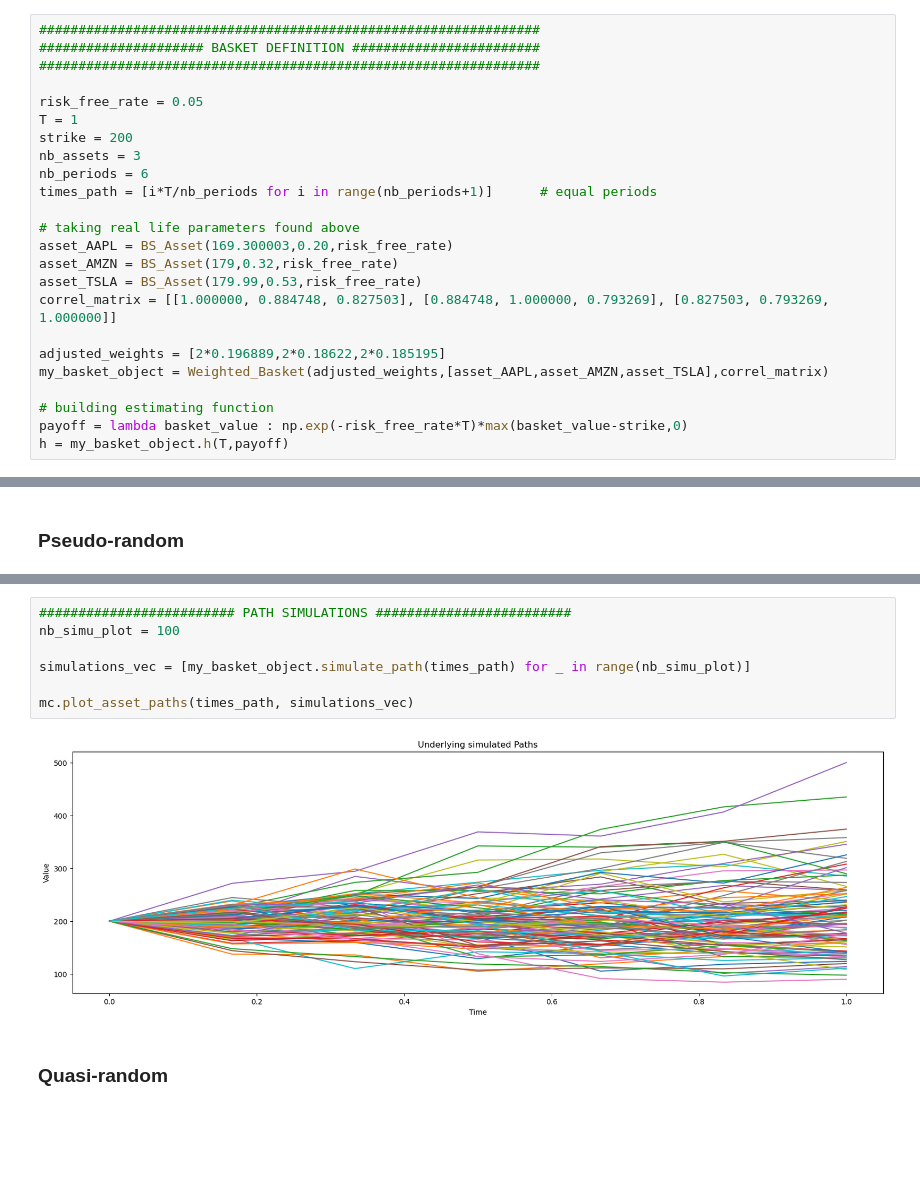
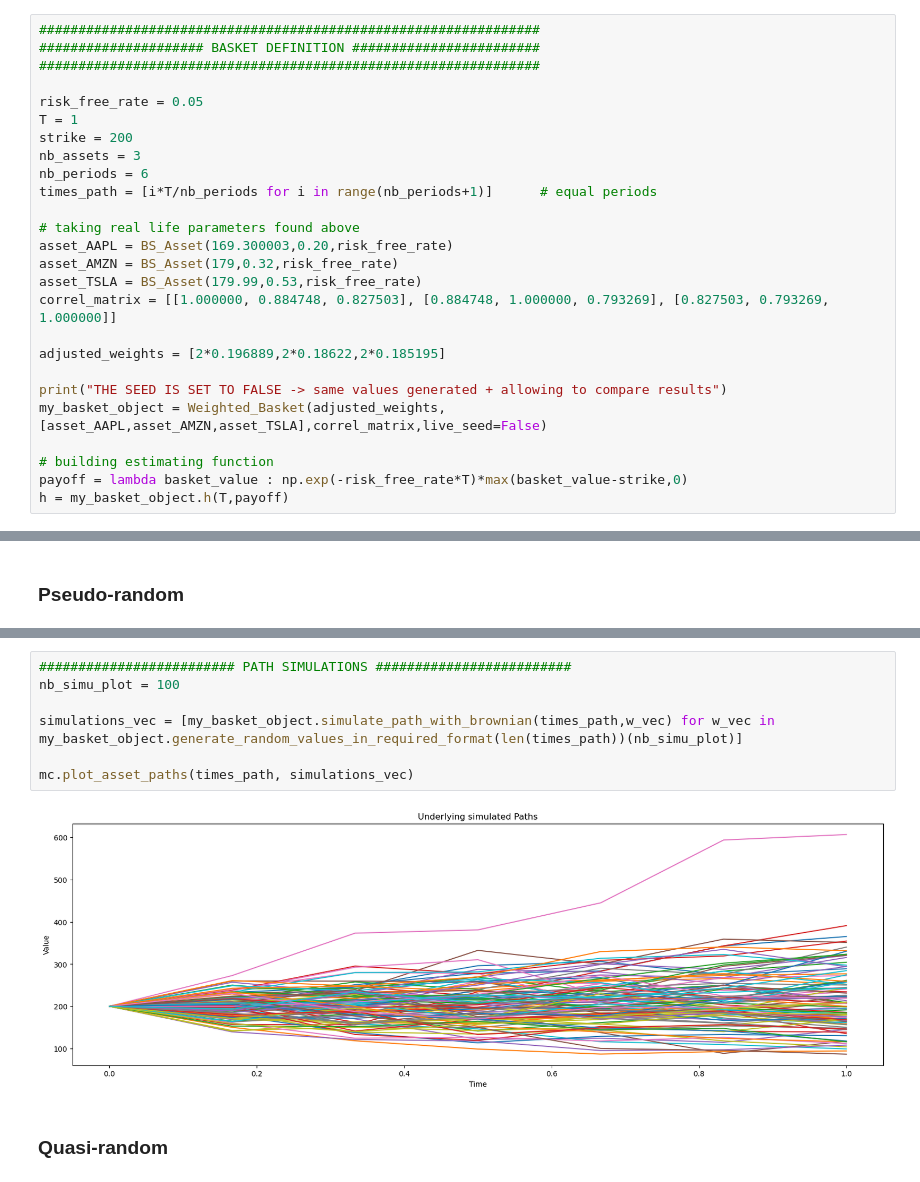
Before and after one commit to Garrma/numerical_finance, a Jupyter notebook: results/mcls_variance_reduction_results.ipynb, the cells around one changed output, grey strips where cells are left out. Drawn from its saved outputs; the diff is of its cells as text; blank space fills up the shorter version.

```diff
--- a/results/mcls_variance_reduction_results.ipynb
+++ b/results/mcls_variance_reduction_results.ipynb
@@ -35,7 +39,9 @@ asset_TSLA = BS_Asset(179.99,0.53,risk_free_rate)
 correl_matrix = [[1.000000, 0.884748, 0.827503], [0.884748, 1.000000, 0.793269], [0.827503, 0.793269, 1.000000]]
 
 adjusted_weights = [2*0.196889,2*0.18622,2*0.185195]
-my_basket_object = Weighted_Basket(adjusted_weights,[asset_AAPL,asset_AMZN,asset_TSLA],correl_matrix)
+
+print("THE SEED IS SET TO FALSE -> same values generated + allowing to compare results")
+my_basket_object = Weighted_Basket(adjusted_weights,[asset_AAPL,asset_AMZN,asset_TSLA],correl_matrix,live_seed=False)
 
 # building estimating function
 payoff = lambda basket_value : np.exp(-risk_free_rate*T)*max(basket_value-strike,0)
@@ -62,12 +70,12 @@ print([f"T:{round(t,2)} -> S:{round(b,2)}" for t, b in zip(times_path, basket_va
 # %%
 ######################### PATH SIMULATIONS #########################
 nb_simu_plot = 100
 
-simulations_vec = [my_basket_object.simulate_path(times_path) for _ in range(nb_simu_plot)]
+simulations_vec = [my_basket_object.simulate_path_with_brownian(times_path,w_vec) for w_vec in my_basket_object.generate_random_values_in_required_format(len(times_path))(nb_simu_plot)]
 
 mc.plot_asset_paths(times_path, simulations_vec)
 # %% [output]
-[figure, old version]
+[figure, new version]
 # %% [markdown]
 ### Quasi-random
 # %%
```
Also changed, not shown: parts of 15 cells of this notebook, 11 other files.
